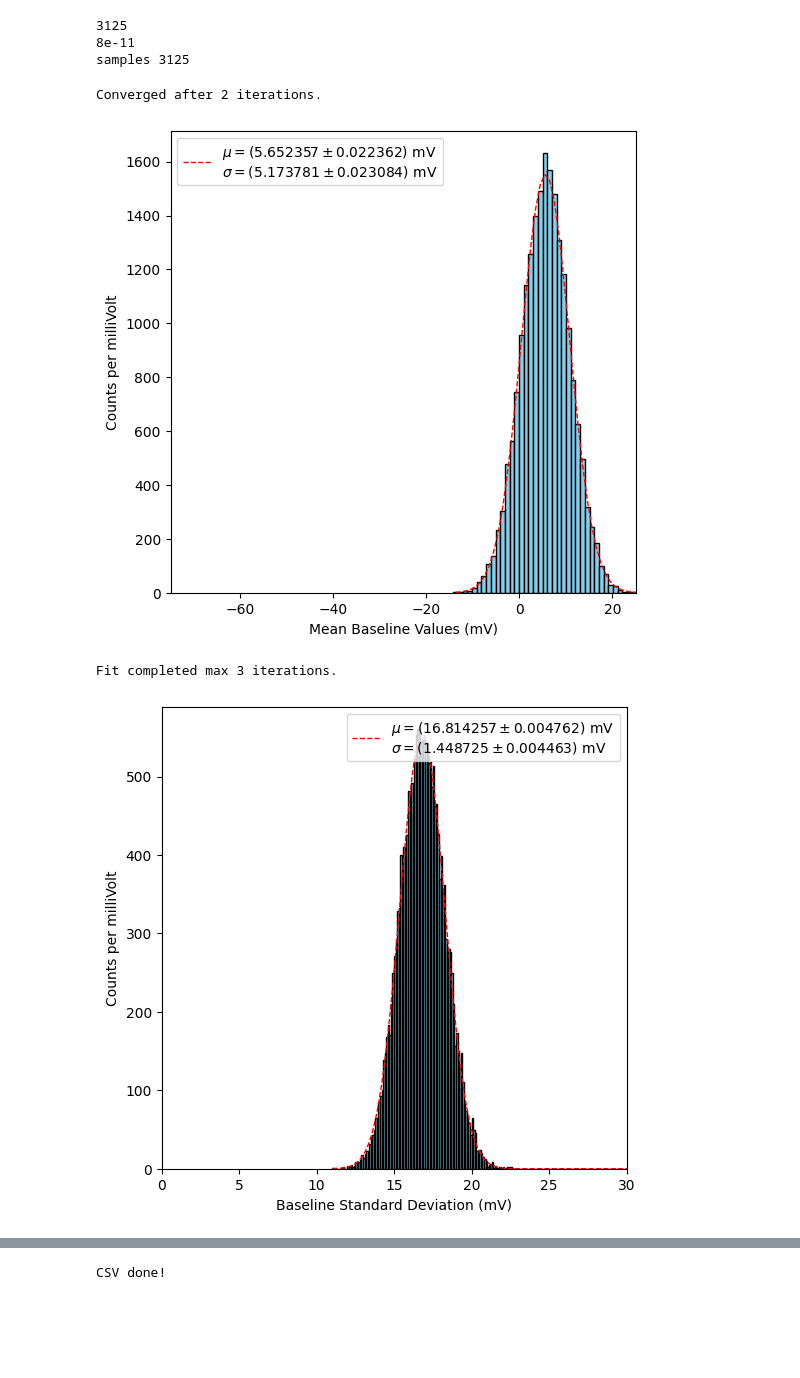
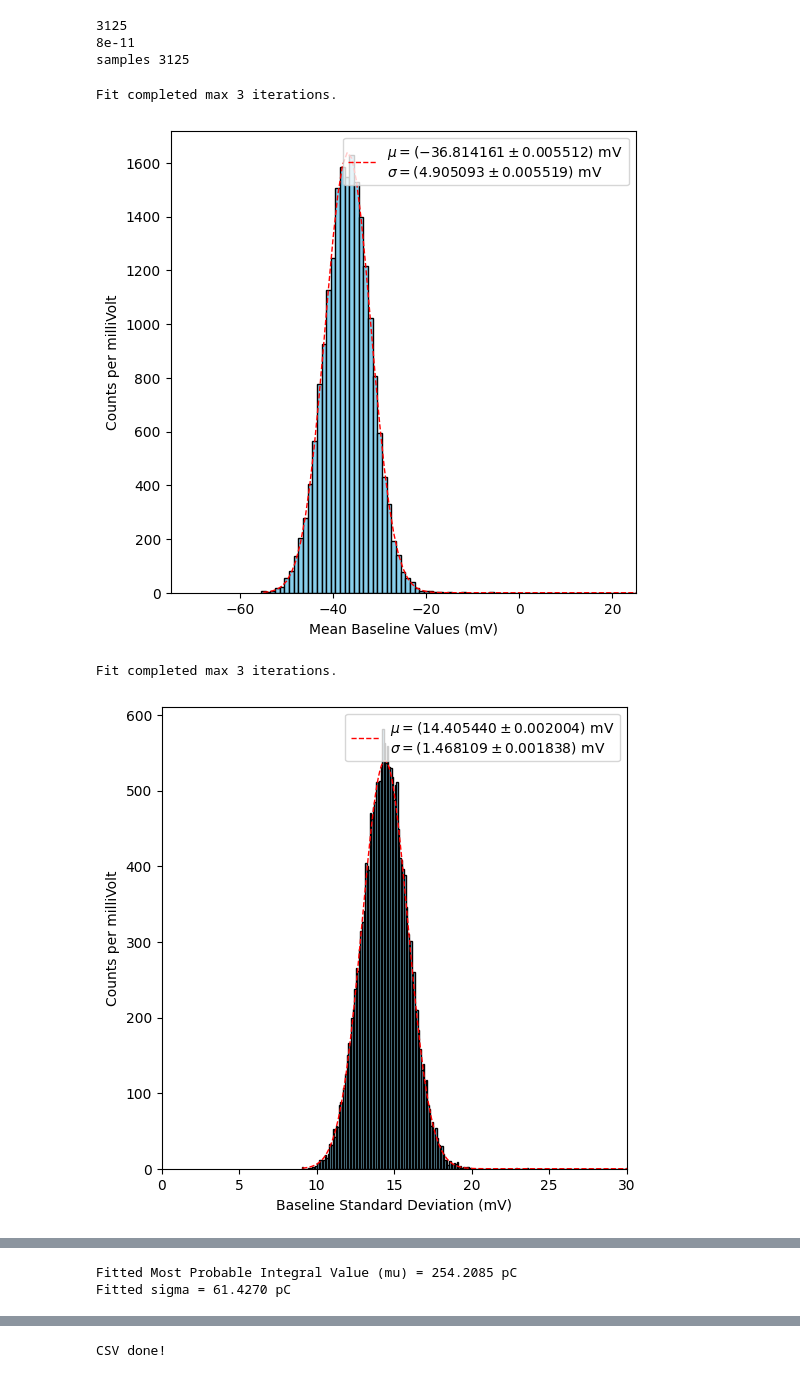
Before and after one commit to hhuckvale/DMProject, a Jupyter notebook: Muon_Calibration/muon_proc_clean_lowtrigger.ipynb, the cells around one changed output, grey strips where cells are left out. Drawn from its saved outputs; the diff is of its cells as text; code cells hidden in the pictures; blank space fills up the shorter version.

Commit message:
muon data processing and cleaning

```diff
--- a/Muon_Calibration/muon_proc_clean_lowtrigger.ipynb
+++ b/Muon_Calibration/muon_proc_clean_lowtrigger.ipynb
@@ -4,15 +14,16 @@ Typically for -200mV and -80mV trigger data.
 # %%
-scope_trigger_level = '200mV trigger level'
+scope_trigger_level = '80mV trigger level'
+integral_cut_pC = 150 #ie. remove all events with integrals less than this value
 # %%
 doVerbose = False
 
 #import the wfm file
-filename_base = "Two_Layer/-200mV_trigger/raw/240226_muoncal_20000_1900_5_on_ch1"
+filename_base = "Two_Layer/-80mV_trigger/raw/240226_muoncal_20000_1900_6_on_ch2"
 
 
 #saving the processed file
-folder_name = "Two_Layer/-200mV_trigger/proc_and_clean"
-file_name = "240226_muoncal_20000_1900_5_on_ch1_proc_clean.csv"
+folder_name = "Two_Layer/-80mV_trigger/proc_and_clean"
+file_name = "240226_muoncal_20000_1900_6_on_ch2_proc_clean.csv"
 file_path = os.path.join(os.getcwd(), folder_name, file_name)
 
 
@@ -37,6 +48,9 @@ sampleTimes = [tstart+x*tscale for x in range(samples[0])]
 negVolts = [volts[:, event] for event in range(startEvent, startEvent + nEvents)] # all events, array of array of voltages
 #tempVolts = -1 * negVolts # makes pulses positive
 tempVolts = [-v for v in negVolts]
+
+event_timestamps_extra1 = np.array(tdatefrac) + np.array(tdate)
+event_timestamps = event_timestamps_extra1[:-1]
 # %% [output]
 3125
 8e-11
@@ -111,10 +125,6 @@ all_peak_times = np.array(all_peak_times)
 all_peak_indices = np.array(all_peak_indices)
 all_integrals = np.array(all_integrals)
 # %%
-#show the potential cut on the graphs:
-integral_cut_pC = 100 #ie. remove all events with integrals less than this value
-
-
 #produce plots
 mean_b_array_mV = mean_b_array * 1000
 sigma_b_array_mV = sigma_b_array * 1000
@@ -385,34 +395,34 @@ ndof = np.sum(valid) - len(params)
 chi2_red = chi2 / ndof
 
 
 #plot
 x_fit = np.linspace(min(all_integrals_picocharge),
                     max(all_integrals_picocharge),
                     1000)
 
 plt.figure(figsize=(6, 6))
 
 plt.hist(all_integrals_picocharge,
          bins=n_bins,
          color='skyblue',
          edgecolor='black', label='Data')
 
 plt.plot(x_fit,
          moyal_norm(x_fit, mu_fit, sigma_fit),
          'r-',
          linewidth=2, label=rf'Landau Approximation, $\chi^2_\nu={chi2_red:.2f}$')
 
 plt.xlabel('Pulse Integrals (pC)')
 plt.ylabel(f'Counts / {bin_width:.1f} pC')
 plt.title('Moyal Fit to Integral Histogram before cleaning')
 plt.xlim(0,1500)
 plt.legend()
 plt.show()
 
 print(f"Fitted Most Probable Integral Value (mu) = {mu_fit:.4f} pC")
 print(f"Fitted sigma = {sigma_fit:.4f} pC")
 # %% [output]
-Converged after 2 iterations.
+Fit completed max 3 iterations.
-[figure, old version]
+[figure, new version]
 Fit completed max 3 iterations.
-[figure, old version]
+[figure, new version]
@@ -420,3 +434,5 @@ Fit completed max 3 iterations.
+Fitted Most Probable Integral Value (mu) = 254.2085 pC
+Fitted sigma = 61.4270 pC
 # %%
 #clean the data based on the cuts trialled in the graphs above
 
```
Also changed, not shown: parts of 8 cells of this notebook, 8 other files.
